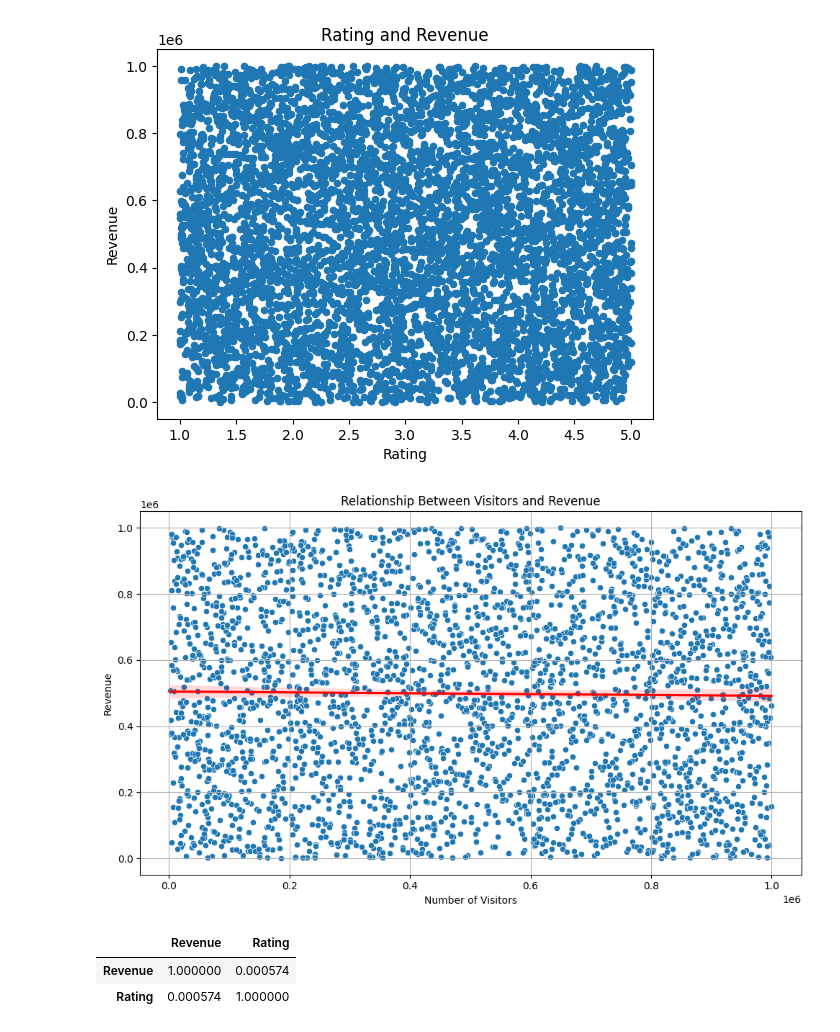
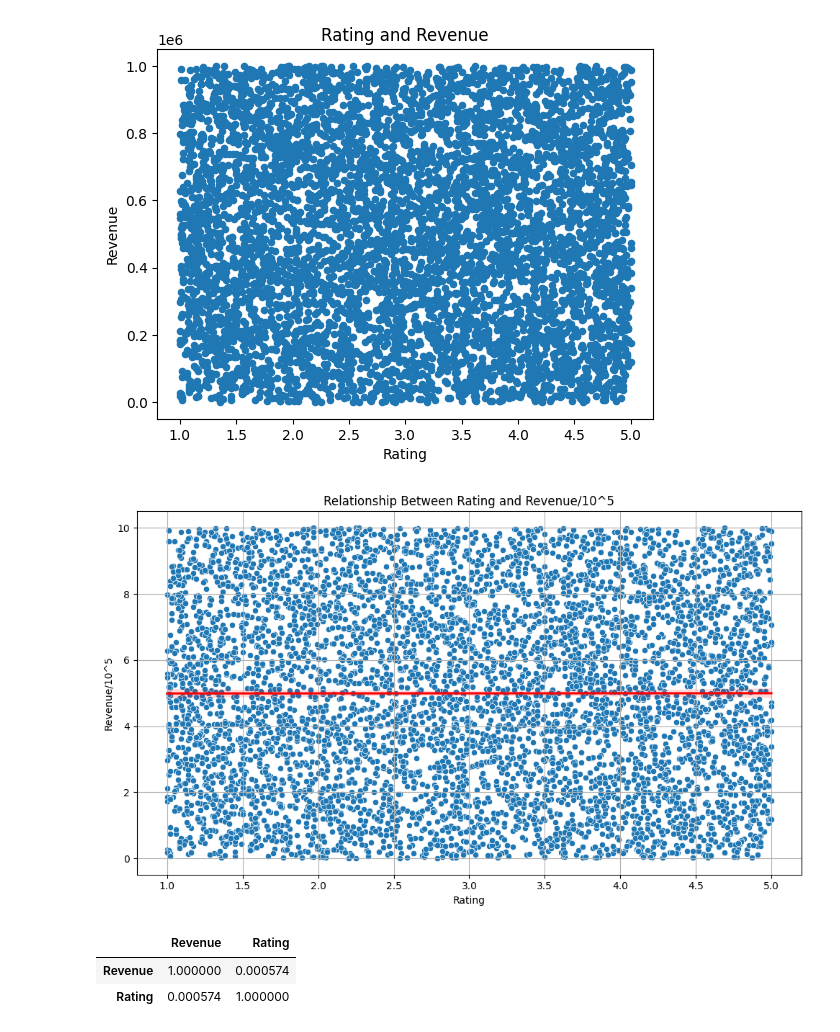
Before and after one commit to Mirai-Kuma/DSProject, a Jupyter notebook: Tourism_YOT.ipynb, the cells around one changed output. Drawn from its saved outputs; the diff is of its cells as text; code cells hidden in the pictures.

```diff
--- a/Tourism_YOT.ipynb
+++ b/Tourism_YOT.ipynb
@@ -76,21 +61,23 @@ tour.plot(x='Rating', y='Revenue', kind='scatter', title='Rating and Revenue')
 [figure]
 # %%
 # สร้างกราฟ scatter plot
-t = tour.sample(frac=0.5)
+
+tour['Revenue/10^5'] = tour['Revenue'].apply(lambda x: x/100000)
+tour['Visitors/10^5'] = tour['Visitors'].apply(lambda x: x/100000)
 plt.figure(figsize=(10, 6))
-sns.scatterplot(data=t, x='Visitors', y='Revenue', marker='o')
+sns.scatterplot(data=tour, x='Rating', y='Revenue/10^5', marker='o')
 
 # เพิ่มเส้นแนวโน้ม
-sns.regplot(data=t, x='Visitors', y='Revenue', scatter=False, color='red')
+sns.regplot(data=tour, x='Rating', y='Revenue/10^5', scatter=False, color='red')
 
-plt.title('Relationship Between Visitors and Revenue')
-plt.xlabel('Number of Visitors')
-plt.ylabel('Revenue')
+plt.title('Relationship Between Rating and Revenue/10^5')
+plt.xlabel('Rating')
+plt.ylabel('Revenue/10^5')
 plt.grid()
 plt.tight_layout()
 plt.show()
 # %% [output]
-[figure, old version]
+[figure, new version]
 # %%
 tour[['Revenue', 'Rating']].corr()
 # %% [output]
```
Also changed, not shown: parts of 14 cells of this notebook.
